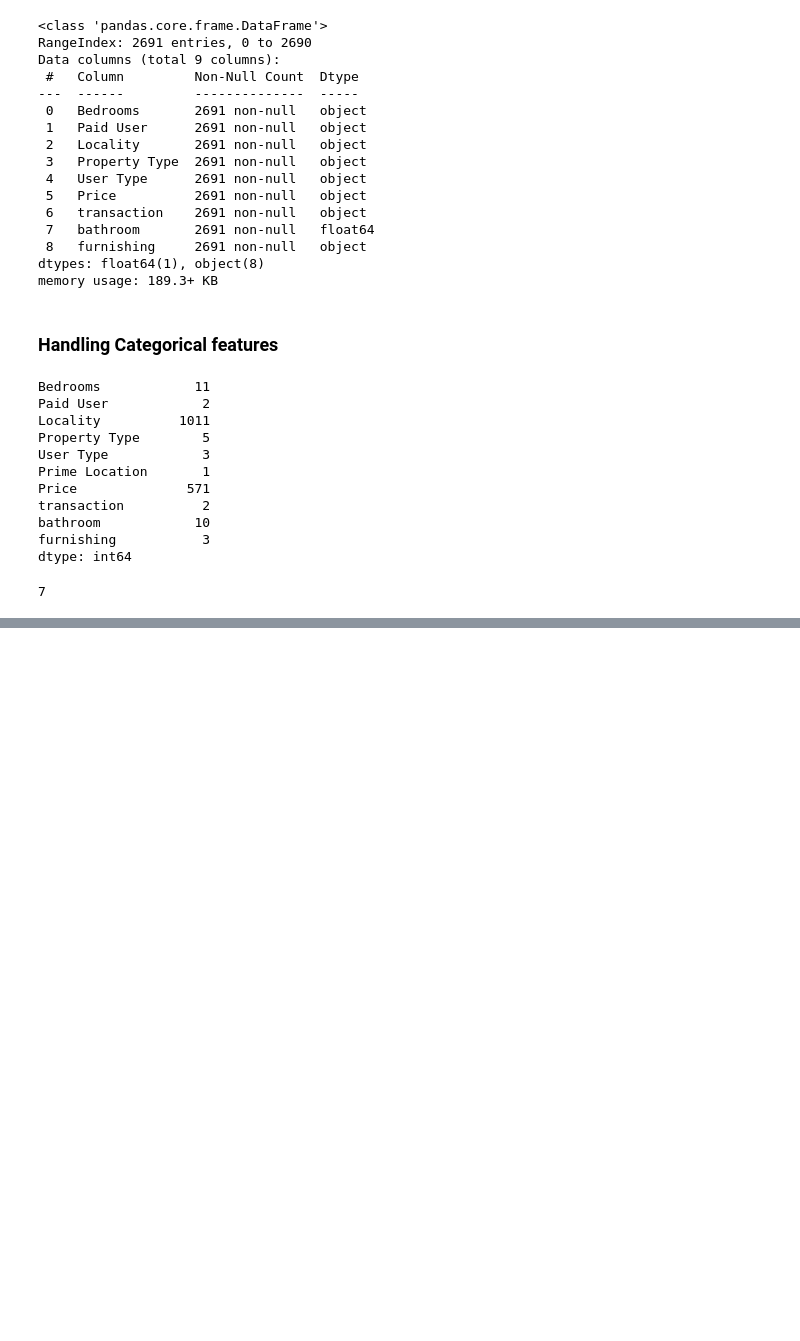
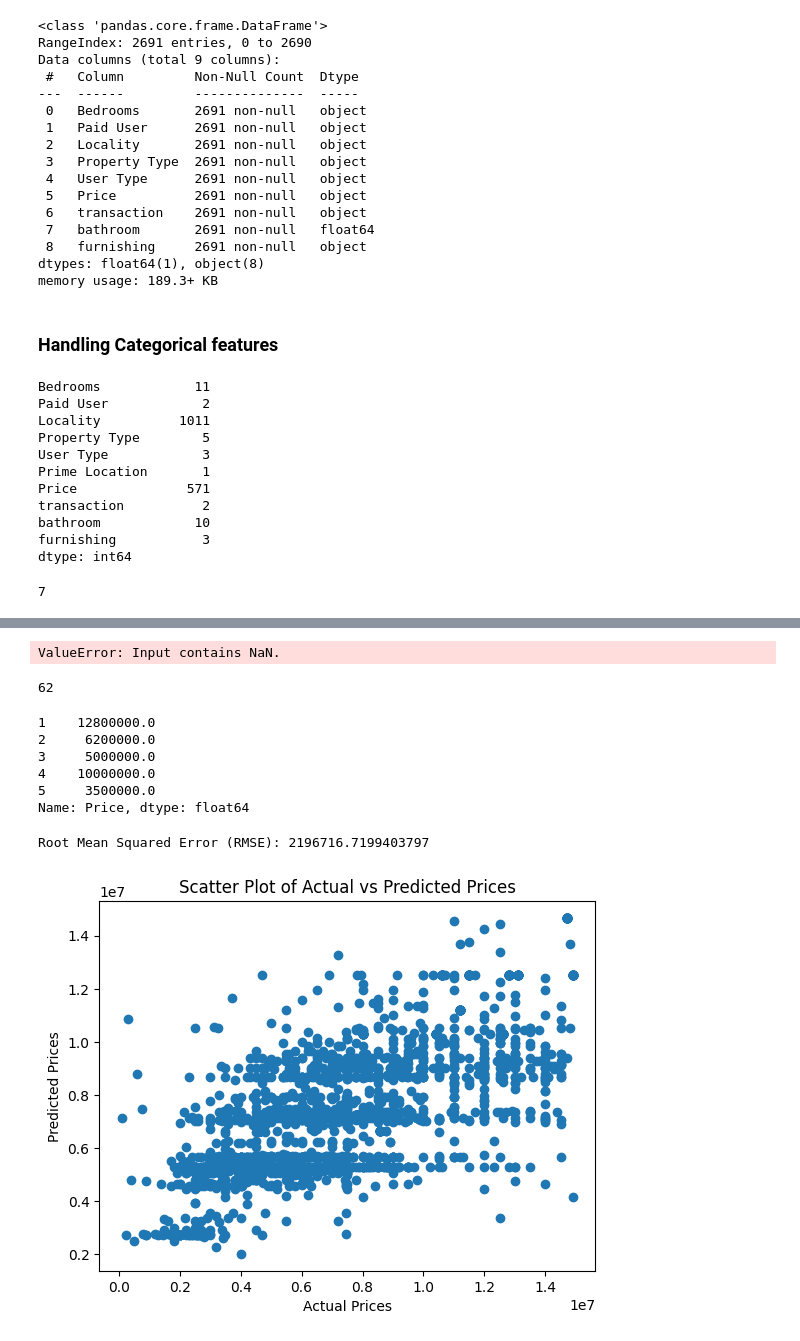
Before and after one commit to vercetti322/EstateVerse-Base-Model, a Jupyter notebook: model.ipynb, the cells around one changed output, grey strips where cells are left out. Cells and saved outputs as stored; diff of their text form; code cells hidden in the pictures; blank space fills up the shorter version.

```diff
--- a/model.ipynb
+++ b/model.ipynb
@@ -257,0 +527,2 @@ len(categorical_columns)
+# %%
+Y_pred = classifier.predict(df_test)
@@ -257,0 +549,54 @@ len(categorical_columns)
+# %%
+from sklearn.metrics import mean_squared_error
+import numpy as np
+
+def convert_price_to_numeric(price_str, mean_price):
+    if 'Cr' in price_str:
+        return float(price_str.replace(' Cr', '')) * 1e7  # Multiply by 10 million to convert to crores
+    elif 'Lac' in price_str:
+        return float(price_str.replace(' Lac', '')) * 1e5  # Multiply by 100,000 to convert to lakhs
+    elif price_str == 'Call for Price':
+        return mean_price  # Replace 'Call for Price' with the mean of the 'Price' column
+    else:
+        return float(price_str)
+
+numeric_prices_test = pd.to_numeric(df_test_actual.replace('Call for Price', np.nan), errors='coerce')
+mean_price_test = numeric_prices_test.mean()
+
+df_test_actual = df_test_actual.apply(lambda x: convert_price_to_numeric(x, mean_price_test))
+Y_test = df_test_actual
+# %% [output]
+ValueError: Input contains NaN.
+# %%
+Y_test.isnull().sum()
+# %% [output]
+62
+# %%
+Y_test.head()
+# %% [output]
+1    12800000.0
+2     6200000.0
+3     5000000.0
+4    10000000.0
+5     3500000.0
+Name: Price, dtype: float64
+# %%
+avg_price = Y_test.mean()
+Y_test.fillna(avg_price, inplace=True)
+# %%
+Y_test = Y_test.to_numpy()
+# %%
+# Assuming y_pred and Y_test are NumPy arrays or pandas Series
+rmse = np.sqrt(mean_squared_error(Y_test, Y_pred))
+
+print(f'Root Mean Squared Error (RMSE): {rmse}')
+# %% [output]
+Root Mean Squared Error (RMSE): 2196716.7199403797
+# %%
+plt.scatter(Y_test, Y_pred)
+plt.xlabel('Actual Prices')
+plt.ylabel('Predicted Prices')
+plt.title('Scatter Plot of Actual vs Predicted Prices')
+plt.show()
+# %% [output]
+[figure, added]
```
Also changed, not shown: parts of 29 cells of this notebook, 1 other file.
